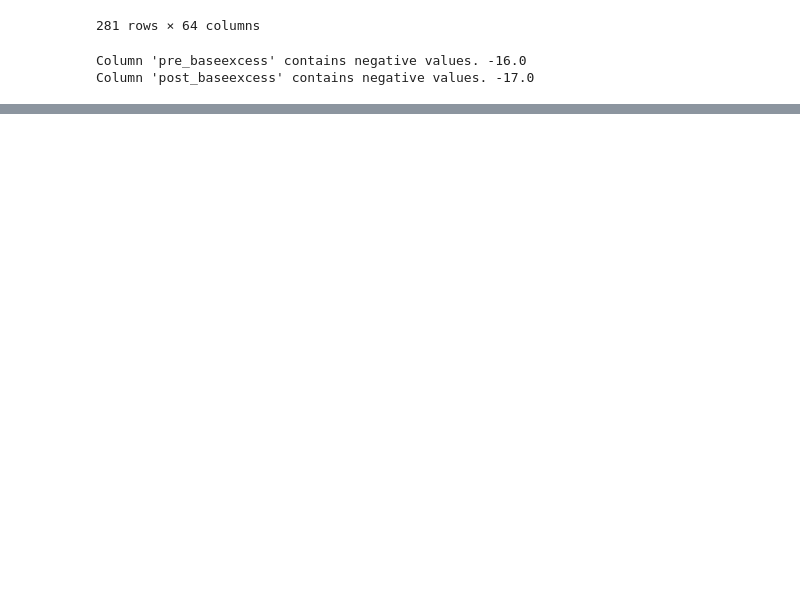
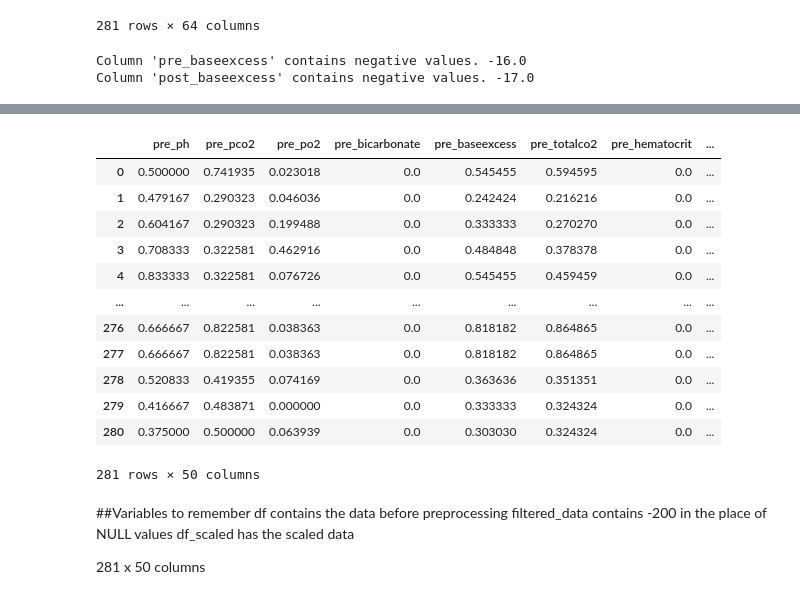
Before and after one commit to vaipos/Blue-Blood-ACM-Research, a Jupyter notebook: dev.ipynb, the cells around one changed output, grey strips where cells are left out. Drawn from its saved outputs; the diff is of its cells as text; code cells hidden in the pictures; blank space fills up the shorter version.

```diff
--- a/dev.ipynb
+++ b/dev.ipynb
@@ -70,0 +180,33 @@ Column 'post_baseexcess' contains negative values. -17.0
+# %%
+filtered_df = filtered_df.drop(columns=['pre_charttime', 'post_charttime'],axis=1)
+# %%
+from sklearn.preprocessing import MinMaxScaler
+
+scaler = MinMaxScaler()
+
+ndArray = scaler.fit_transform(filtered_df)
+# %%
+df_scaled = pd.DataFrame(ndArray, columns = filtered_df.columns)
+
+df_scaled
+# %% [output]
+|  | pre_ph | pre_pco2 | pre_po2 | pre_bicarbonate | pre_baseexcess | pre_totalco2 | pre_hematocrit | ... |
+| 0 | 0.500000 | 0.741935 | 0.023018 | 0.0 | 0.545455 | 0.594595 | 0.0 | ... |
+| 1 | 0.479167 | 0.290323 | 0.046036 | 0.0 | 0.242424 | 0.216216 | 0.0 | ... |
+| 2 | 0.604167 | 0.290323 | 0.199488 | 0.0 | 0.333333 | 0.270270 | 0.0 | ... |
+| 3 | 0.708333 | 0.322581 | 0.462916 | 0.0 | 0.484848 | 0.378378 | 0.0 | ... |
+| 4 | 0.833333 | 0.322581 | 0.076726 | 0.0 | 0.545455 | 0.459459 | 0.0 | ... |
+| ... | ... | ... | ... | ... | ... | ... | ... | ... |
+| 276 | 0.666667 | 0.822581 | 0.038363 | 0.0 | 0.818182 | 0.864865 | 0.0 | ... |
+| 277 | 0.666667 | 0.822581 | 0.038363 | 0.0 | 0.818182 | 0.864865 | 0.0 | ... |
+| 278 | 0.520833 | 0.419355 | 0.074169 | 0.0 | 0.363636 | 0.351351 | 0.0 | ... |
+| 279 | 0.416667 | 0.483871 | 0.000000 | 0.0 | 0.333333 | 0.324324 | 0.0 | ... |
+| 280 | 0.375000 | 0.500000 | 0.063939 | 0.0 | 0.303030 | 0.324324 | 0.0 | ... |
+281 rows × 50 columns
+# %% [markdown]
+##Variables to remember
+df contains the data before preprocessing
+filtered_data contains -200 in the place of NULL values
+df_scaled has the scaled data
+
+281 x 50 columns
```
Also changed, not shown: parts of 4 cells of this notebook.
